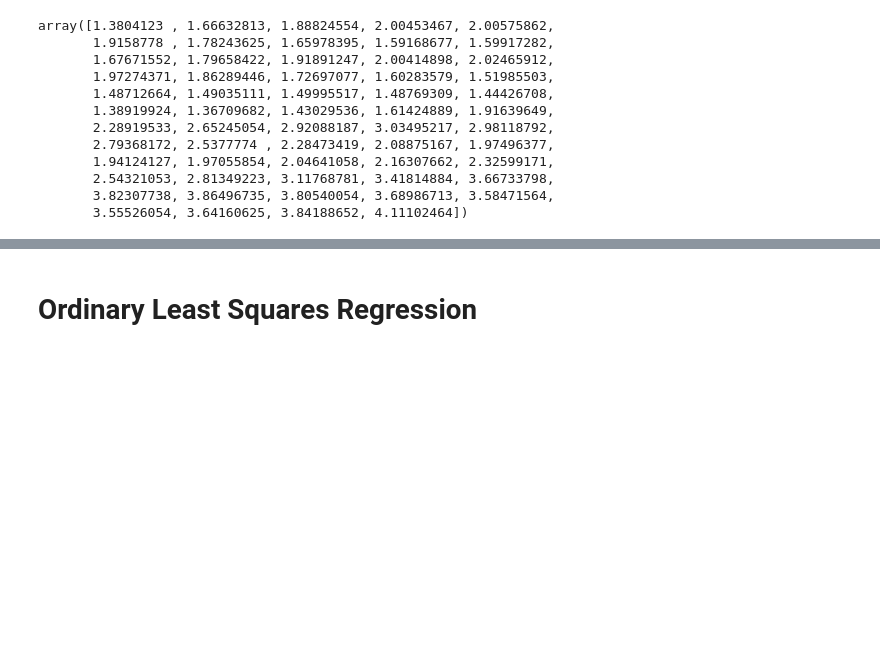
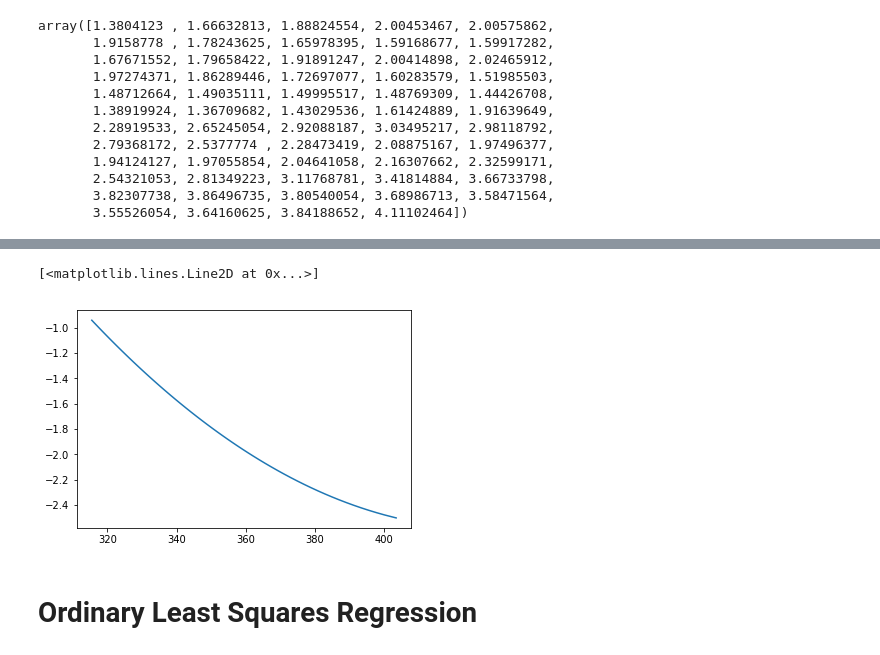
Before and after one commit to rursino/carbon-cycle-feedbacks, a Jupyter notebook: Peylin_flux/Notebooks/friedlingstein_eqns.ipynb, the cells around one changed output, grey strips where cells are left out. Cells and saved outputs as stored; diff of their text form; code cells hidden in the pictures; blank space fills up the shorter version.

```diff
--- a/Peylin_flux/Notebooks/friedlingstein_eqns.ipynb
+++ b/Peylin_flux/Notebooks/friedlingstein_eqns.ipynb
@@ -222,0 +271,3 @@ rolling_trend(pd.DataFrame({"vals": bandpass(ocean, 1/25)}, index=land.index),
+# %%
+co = np.polyfit(C-280, -ocean, 2)
+y = co[0]*(C-280)**2 + co[1]*(C-280)+co[2]
@@ -222,0 +289,5 @@ rolling_trend(pd.DataFrame({"vals": bandpass(ocean, 1/25)}, index=land.index),
+# %%
+plt.plot(C, y)
+# %% [output]
+[<matplotlib.lines.Line2D at 0x...>]
+[figure, added]
```
Also changed, not shown: parts of 31 cells of this notebook.
